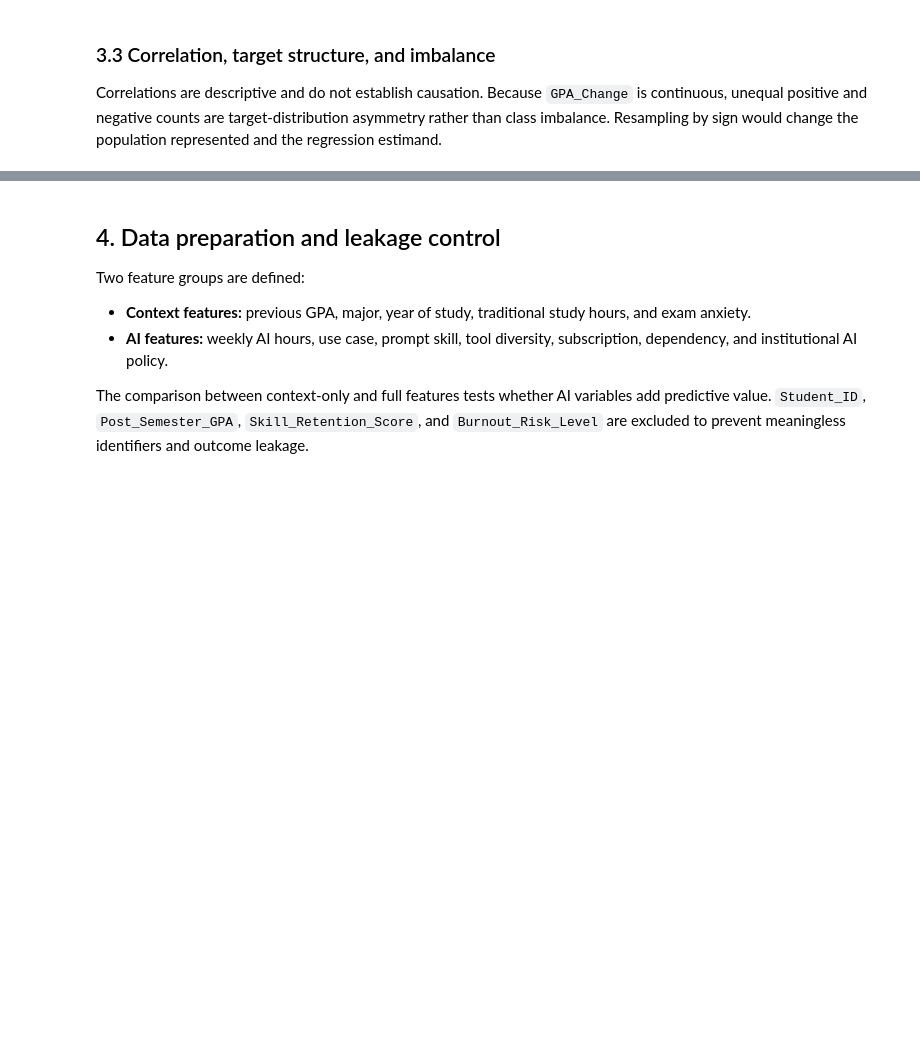
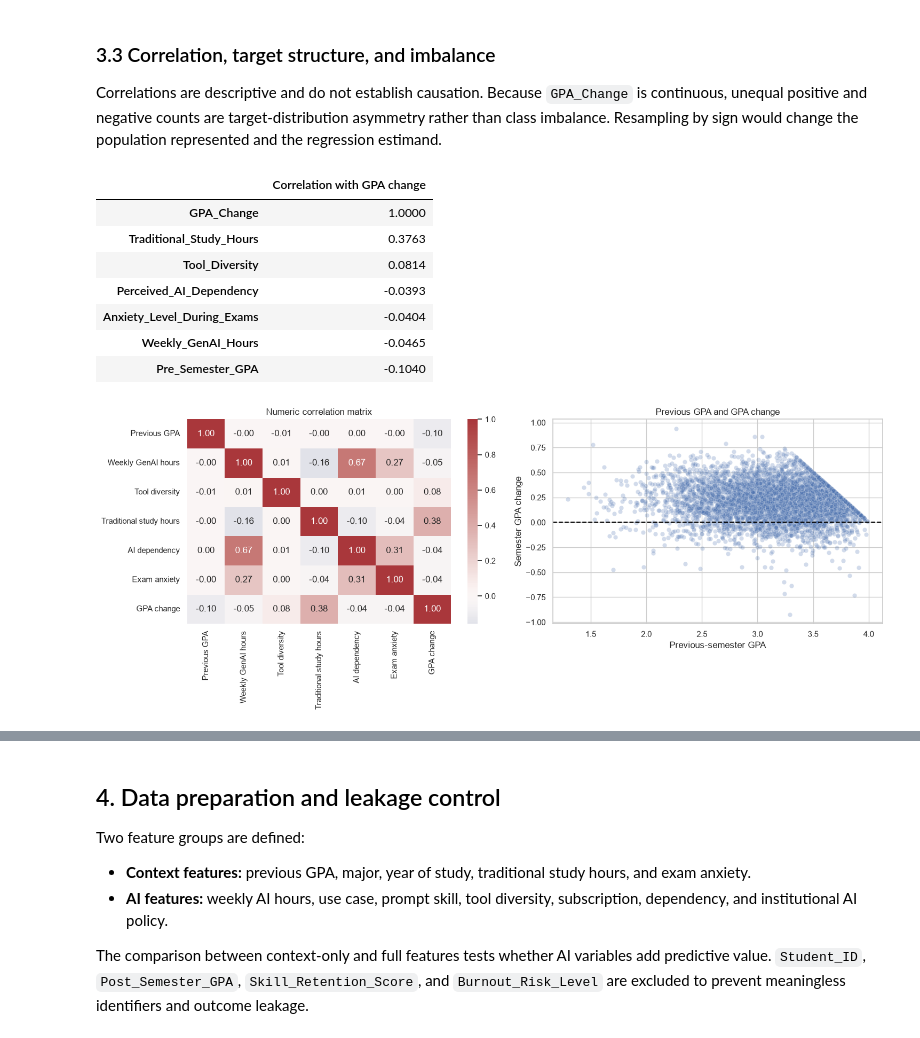
Before and after one commit to Tanjim-Noor/AML-Assignment, a Jupyter notebook: Final Assignment/notebooks/06_comprehensive_gpa_change_regression.ipynb, the cells around one changed output, grey strips where cells are left out. Saved outputs shown, nothing was run; the diff lists cells and outputs as text; code cells hidden in the pictures; blank space fills up the shorter version.

Commit message:
refine final report layout, validation tables and tuning rationale

```diff
--- a/Final Assignment/notebooks/06_comprehensive_gpa_change_regression.ipynb
+++ b/Final Assignment/notebooks/06_comprehensive_gpa_change_regression.ipynb
@@ -240,16 +343,36 @@ Correlations are descriptive and do not establish causation. Because `GPA_Change
 # %%
 corr_frame = df[[*numeric_columns, "GPA_Change"]].drop(columns=["Post_Semester_GPA", "Skill_Retention_Score"])
 correlations = corr_frame.corr(numeric_only=True)
 display(correlations["GPA_Change"].sort_values(ascending=False).to_frame("Correlation with GPA change").round(4))
 
 fig, axes = plt.subplots(1, 2, figsize=(15, 6))
-sns.heatmap(correlations, annot=True, fmt=".2f", cmap="vlag", center=0, ax=axes[0])
+display_names = {
+    "Pre_Semester_GPA": "Previous GPA",
+    "Weekly_GenAI_Hours": "Weekly GenAI hours",
+    "Traditional_Study_Hours": "Traditional study hours",
+    "Tool_Diversity": "Tool diversity",
+    "Perceived_AI_Dependency": "AI dependency",
+    "Anxiety_Level_During_Exams": "Exam anxiety",
+    "GPA_Change": "GPA change",
+}
+plot_correlations = correlations.rename(index=display_names, columns=display_names)
+sns.heatmap(plot_correlations, annot=True, fmt=".2f", cmap="vlag", center=0, ax=axes[0])
 axes[0].set_title("Numeric correlation matrix")
 sns.scatterplot(data=df.sample(5000, random_state=RANDOM_STATE), x="Pre_Semester_GPA", y="GPA_Change", alpha=.25, ax=axes[1])
 axes[1].axhline(0, color="black", linestyle="--")
-axes[1].set_title("Previous GPA and GPA change")
+axes[1].set(title="Previous GPA and GPA change", xlabel="Previous-semester GPA", ylabel="Semester GPA change")
 fig.tight_layout()
 plt.show()
+# %% [output]
+|  | Correlation with GPA change |
+| GPA_Change | 1.0000 |
+| Traditional_Study_Hours | 0.3763 |
+| Tool_Diversity | 0.0814 |
+| Perceived_AI_Dependency | -0.0393 |
+| Anxiety_Level_During_Exams | -0.0404 |
+| Weekly_GenAI_Hours | -0.0465 |
+| Pre_Semester_GPA | -0.1040 |
+[figure, added]
 # %%
 df["GPA_Direction"] = np.select(
     [df["GPA_Change"] < 0, df["GPA_Change"] > 0],
```
Also changed, not shown: parts of 24 cells of this notebook, 21 other files.
